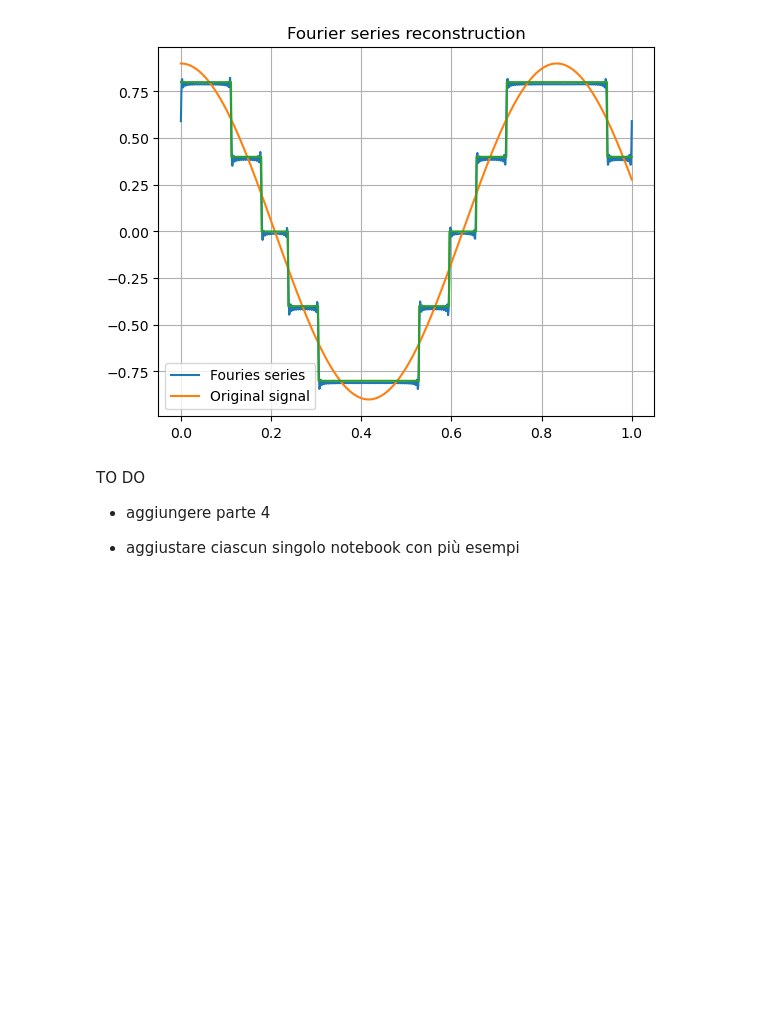
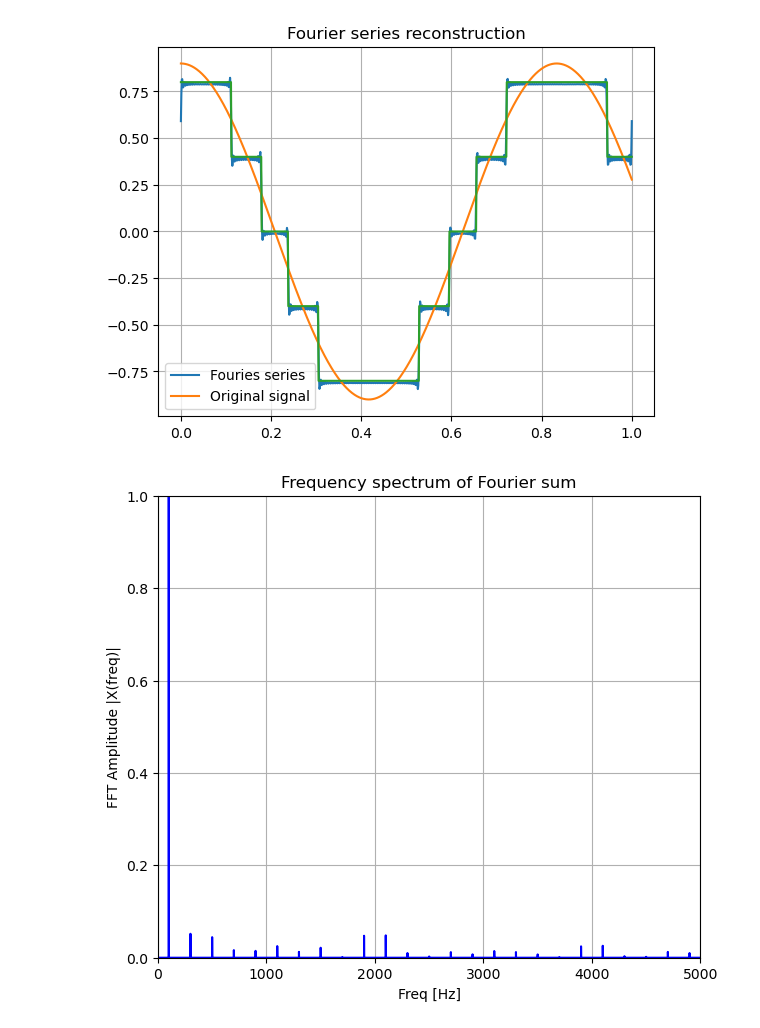
Before and after one commit to lindafabs/Semester-Project, a Jupyter notebook: Final_notebook.ipynb, the cells around one changed output. Drawn from its saved outputs; the diff is of its cells as text; code cells hidden in the pictures; blank space fills up the shorter version.

```diff
--- a/Final_notebook.ipynb
+++ b/Final_notebook.ipynb
@@ -440,11 +440,9 @@ plt.grid()
 [figure]
 # %%
 # Fourier frequency analysis
-freq_th, X_th = utils.fourier_analysis(q_th, f_smp)
+freq_FS, X_FS = utils.fourier_analysis(q_th, fsmp = 10000)
+#---------------------------------------------------------
 plt.figure(figsize=(7, 6))
-utils.fourier_plot(freq_th, X_th, freq_lim=10000, title="")
+utils.fourier_plot(freq_FS, X_FS, freq_lim=5000, title="Frequency spectrum of Fourier sum")
+# %% [output]
+[figure, added]
-# %% [markdown]
-TO DO
-- aggiungere parte 4
-
-- aggiustare ciascun singolo notebook con più esempi
```
Also changed, not shown: parts of 11 cells of this notebook, 3 other files.
